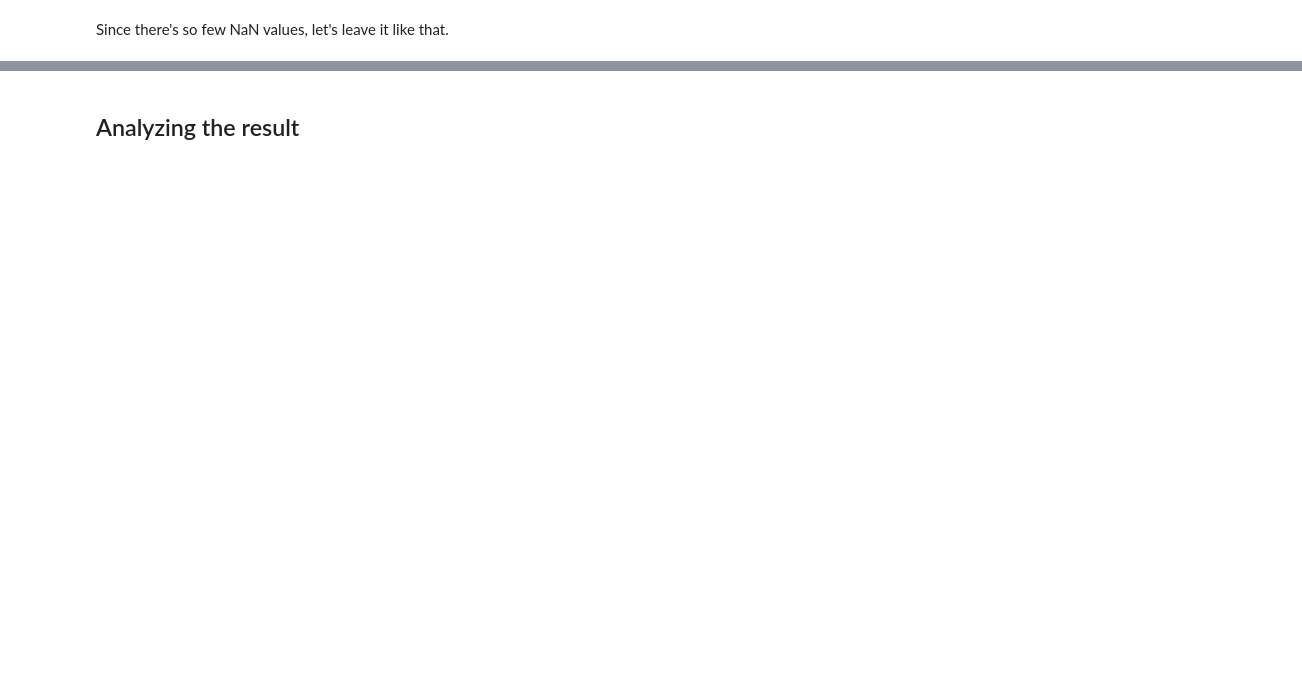
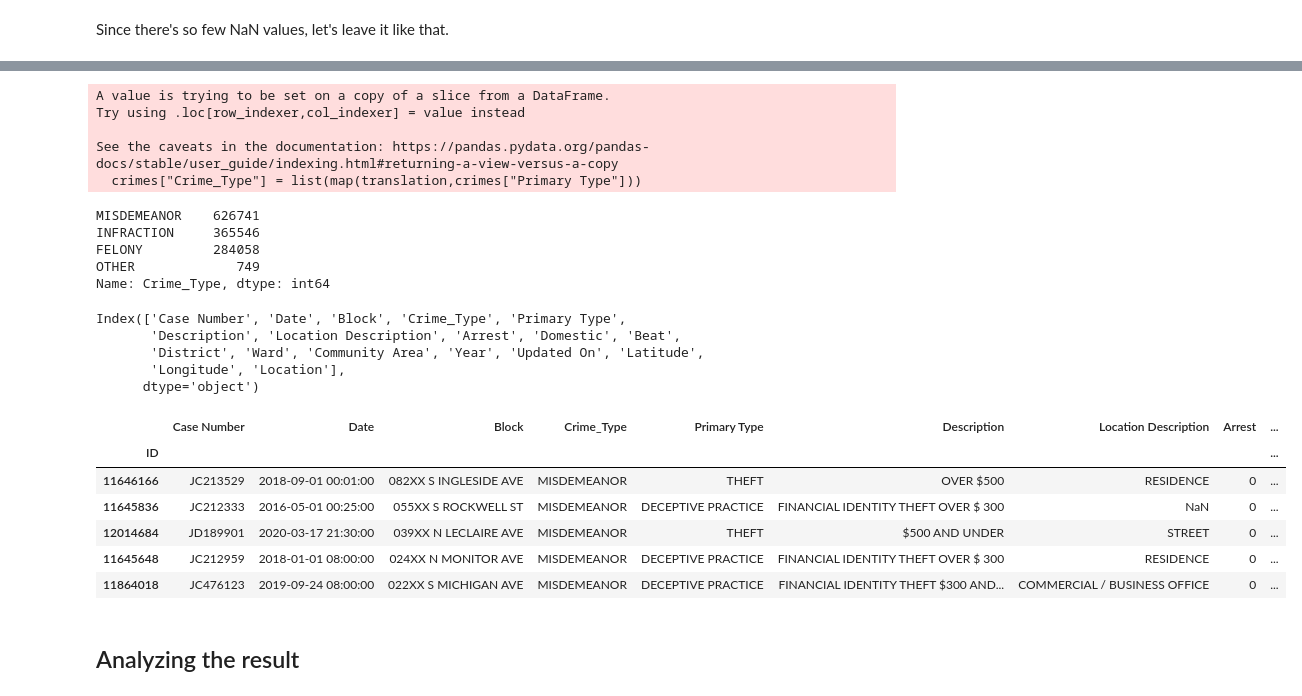
Before and after one commit to leo-cavalcante/crimes-in-chicago, a Jupyter notebook: Crimes in Chicago - Cleaning.ipynb, the cells around one changed output, grey strips where cells are left out. Saved outputs shown, nothing was run; the diff lists cells and outputs as text; code cells hidden in the pictures; blank space fills up the shorter version.

```diff
--- a/Crimes in Chicago - Cleaning.ipynb
+++ b/Crimes in Chicago - Cleaning.ipynb
@@ -241,3 +304,59 @@ Since there's so few NaN values, let's leave it like that.
+# %%
+
+
+def translation(value):
+    if value in ["CRIMINAL SEXUAL ASSAULT", "CRIMINAL DAMAGE", "HOMICIDE", "HUMAN TRAFFICKING", "KIDNAPPING",
+                 "NARCOTICS", "OFFENSE INVOLVING CHILDREN", "PROSTITUTION", "BURGLARY"]:
+        return "FELONY"
+
+    elif value in ["ARSON", "ASSAULT", "BURGLARY","DECEPTIVE PRACTICE","MOTOR VEHICLE THEFT", "INTIMIDATION",
+               "ROBBERY","SEX OFFENSE", "THEFT", "CRIMINAL TRESPASS"]:
+        return "MISDEMEANOR"
+
+    elif value in  ["CONCEALED CARRY LICENSE VIOLATION","OTHER NARCOTIC VIOLATION", "PUBLIC INDECENCY",
+               "STALKING", "OBSCENITY", "LIQUOR LAW VIOLATION", "PUBLIC PEACE VIOLATION",
+                "INTERFERENCE WITH PUBLIC OFFICER", "OTHER OFFENSE", "WEAPONS VIOLATION", "BATTERY"]:
+        return "INFRACTION"
+
+    elif value in ["RITUALISM", "GAMBLING"]:
+        return "OTHER"
+
+crimes["Crime_Type"] = list(map(translation,crimes["Primary Type"]))
+# %% [output]
+A value is trying to be set on a copy of a slice from a DataFrame.
+Try using .loc[row_indexer,col_indexer] = value instead
+
+See the caveats in the documentation: https://pandas.pydata.org/pandas-docs/stable/user_guide/indexing.html#returning-a-view-versus-a-copy
+  crimes["Crime_Type"] = list(map(translation,crimes["Primary Type"]))
+# %%
+crimes["Crime_Type"].value_counts()
+# %% [output]
+MISDEMEANOR    626741
+INFRACTION     365546
+FELONY         284058
+OTHER             749
+Name: Crime_Type, dtype: int64
+# %%
+crimes.columns
+# %% [output]
+Index(['Case Number', 'Date', 'Block', 'Crime_Type', 'Primary Type',
+       'Description', 'Location Description', 'Arrest', 'Domestic', 'Beat',
+       'District', 'Ward', 'Community Area', 'Year', 'Updated On', 'Latitude',
+       'Longitude', 'Location'],
+      dtype='object')
+# %%
+crimes = crimes[['Case Number', 'Date', 'Block', 'Crime_Type', 'Primary Type', 'Description',
+                'Location Description', 'Arrest', 'Domestic', 'Beat', 'District', 'Ward', 'Community Area',
+                 'Year', 'Updated On', 'Latitude', 'Longitude', 'Location']]
+crimes.head()
+# %% [output]
+|  | Case Number | Date | Block | Crime_Type | Primary Type | Description | Location Description | Arrest | ... |
+| ID |  |  |  |  |  |  |  |  | ... |
+| 11646166 | JC213529 | 2018-09-01 00:01:00 | 082XX S INGLESIDE AVE | MISDEMEANOR | THEFT | OVER $500 | RESIDENCE | 0 | ... |
+| 11645836 | JC212333 | 2016-05-01 00:25:00 | 055XX S ROCKWELL ST | MISDEMEANOR | DECEPTIVE PRACTICE | FINANCIAL IDENTITY THEFT OVER $ 300 | NaN | 0 | ... |
+| 12014684 | JD189901 | 2020-03-17 21:30:00 | 039XX N LECLAIRE AVE | MISDEMEANOR | THEFT | $500 AND UNDER | STREET | 0 | ... |
+| 11645648 | JC212959 | 2018-01-01 08:00:00 | 024XX N MONITOR AVE | MISDEMEANOR | DECEPTIVE PRACTICE | FINANCIAL IDENTITY THEFT OVER $ 300 | RESIDENCE | 0 | ... |
+| 11864018 | JC476123 | 2019-09-24 08:00:00 | 022XX S MICHIGAN AVE | MISDEMEANOR | DECEPTIVE PRACTICE | FINANCIAL IDENTITY THEFT $300 AND... | COMMERCIAL / BUSINESS OFFICE | 0 | ... |
 # %% [markdown]
 ## Analyzing the result
 # %%
```
Also changed, not shown: parts of 13 cells of this notebook, 1 other file.
